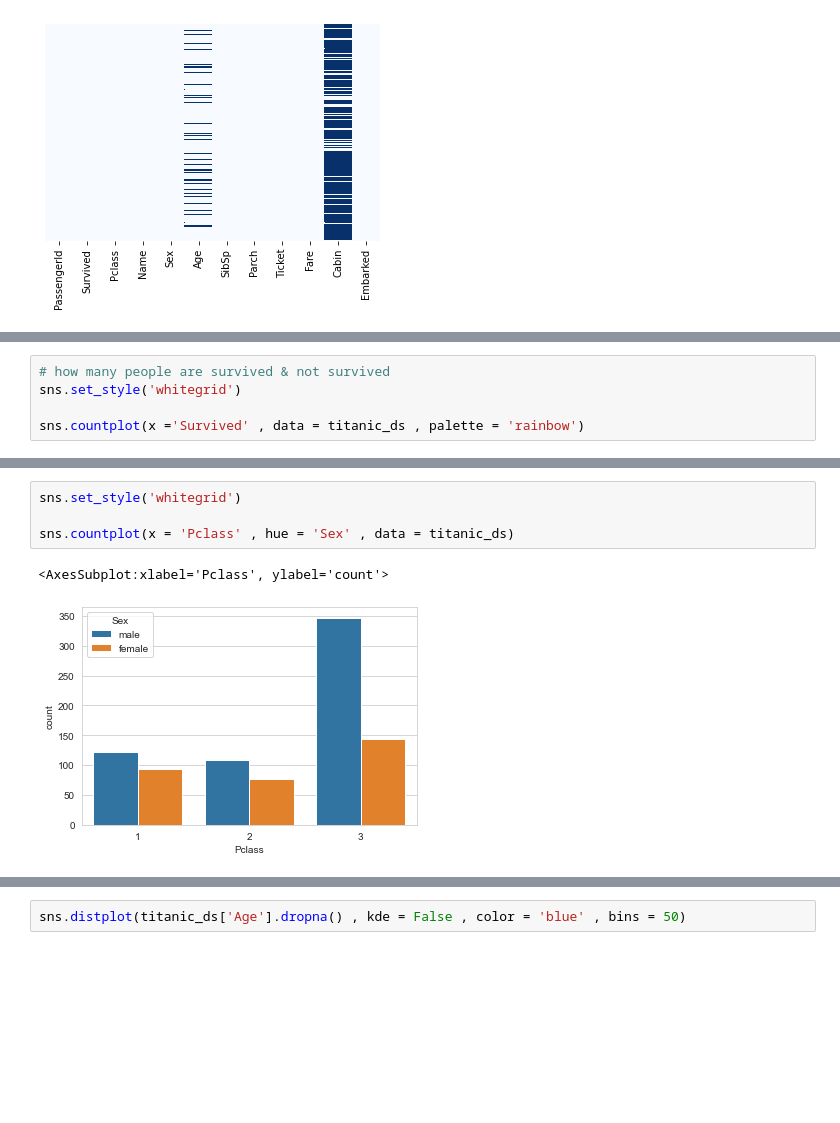
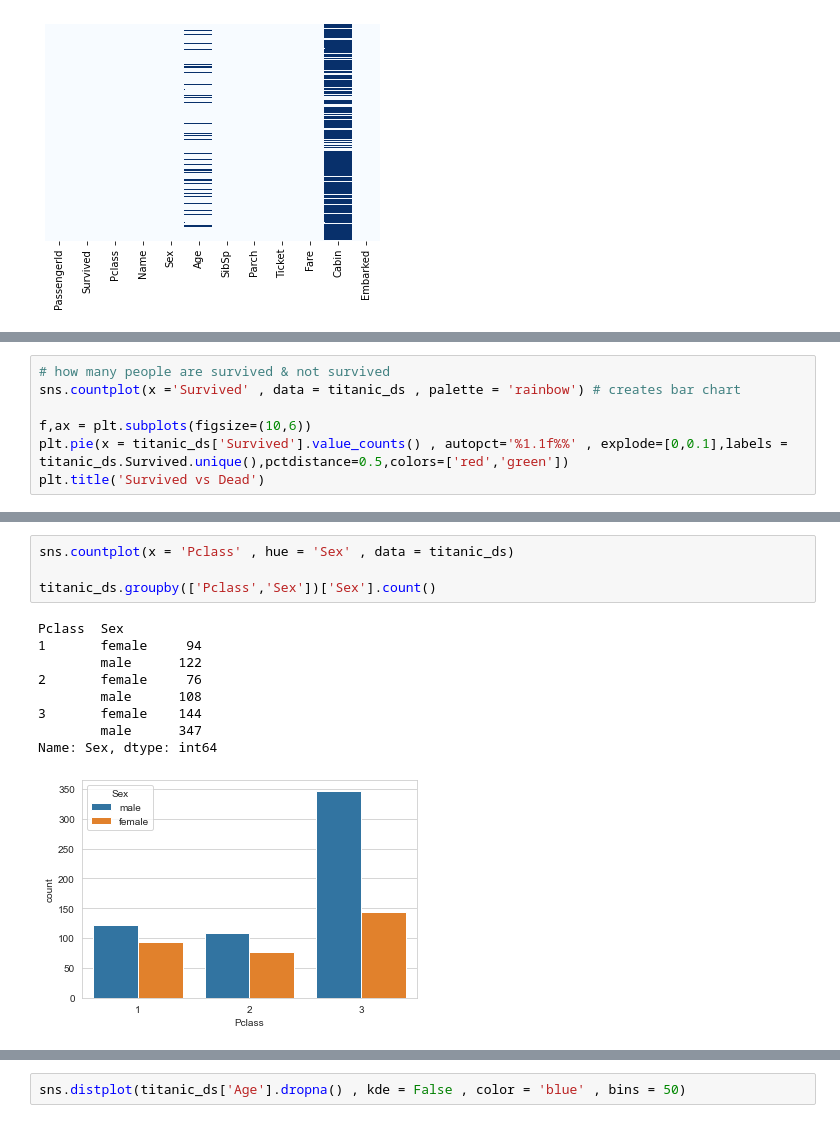
Before and after one commit to kvijaya-datascientist/ML, a Jupyter notebook: Exploratory Data Analysis/Titanic Data Exploration.ipynb, the cells around one changed output, grey strips where cells are left out. Saved outputs shown, nothing was run; the diff lists cells and outputs as text; blank space fills up the shorter version.

Commit message:
updating EDA for titanic dataset

```diff
--- a/Exploratory Data Analysis/Titanic Data Exploration.ipynb
+++ b/Exploratory Data Analysis/Titanic Data Exploration.ipynb
@@ -56,6 +72,8 @@ sns.heatmap(titanic_ds.isnull() , yticklabels = False , cbar = False , cmap = 'B
 # %%
 # how many people are survived & not survived
-sns.set_style('whitegrid')
+sns.countplot(x ='Survived' , data = titanic_ds , palette = 'rainbow') # creates bar chart
 
-sns.countplot(x ='Survived' , data = titanic_ds , palette = 'rainbow')
+f,ax = plt.subplots(figsize=(10,6))
+plt.pie(x = titanic_ds['Survived'].value_counts() , autopct='%1.1f%%' , explode=[0,0.1],labels = titanic_ds.Survived.unique(),pctdistance=0.5,colors=['red','green'])
+plt.title('Survived vs Dead')
 # %% [output]
@@ -79,7 +124,14 @@ sns.countplot(x='Pclass' , hue = 'Survived' ,  data = titanic_ds)
 # %%
-sns.set_style('whitegrid')
+sns.countplot(x = 'Pclass' , hue = 'Sex' , data = titanic_ds)
 
-sns.countplot(x = 'Pclass' , hue = 'Sex' , data = titanic_ds)
+titanic_ds.groupby(['Pclass','Sex'])['Sex'].count()
 # %% [output]
-<AxesSubplot:xlabel='Pclass', ylabel='count'>
+Pclass  Sex
+1       female     94
+        male      122
+2       female     76
+        male      108
+3       female    144
+        male      347
+Name: Sex, dtype: int64
-[figure, old version]
+[figure, new version]
```
Also changed, not shown: parts of 7 cells of this notebook.
